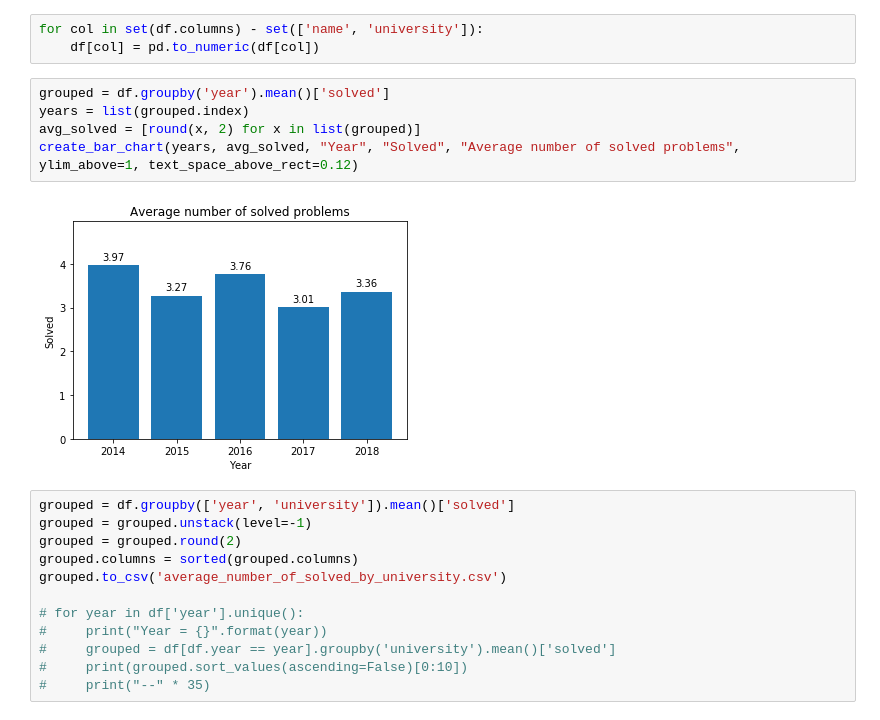
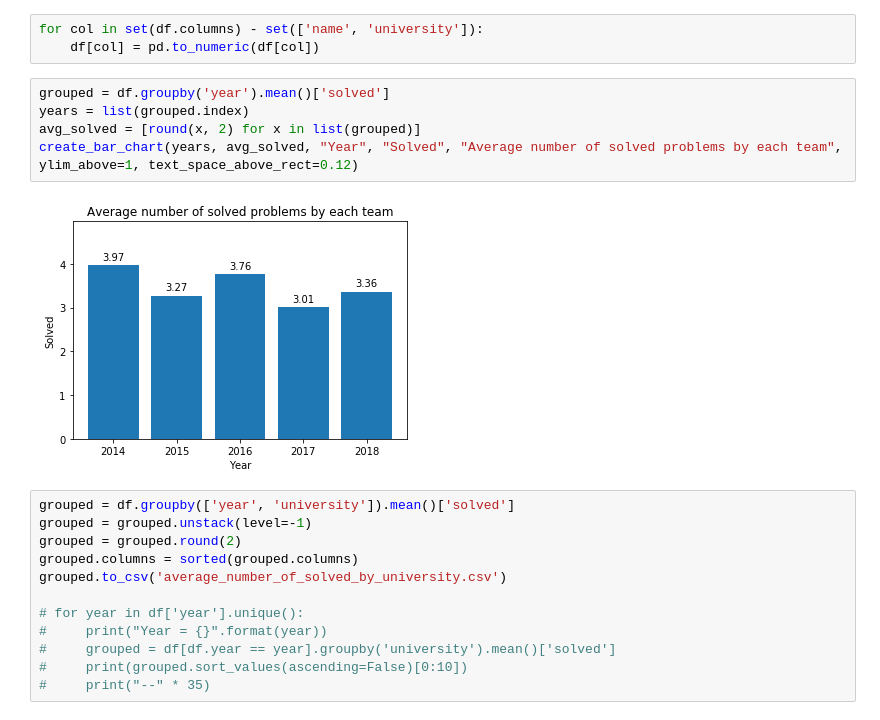
Before and after one commit to mehdikazemi8/icpc-contests, a Jupyter notebook: icpc-contests.ipynb, the cells around one changed output. Cells and saved outputs as stored; diff of their text form.

```diff
--- a/icpc-contests.ipynb
+++ b/icpc-contests.ipynb
@@ -207,10 +324,10 @@ for col in set(df.columns) - set(['name', 'university']):
 # %%
 grouped = df.groupby('year').mean()['solved']
 years = list(grouped.index)
 avg_solved = [round(x, 2) for x in list(grouped)]
-create_bar_chart(years, avg_solved, "Year", "Solved", "Average number of solved problems", ylim_above=1, text_space_above_rect=0.12)
+create_bar_chart(years, avg_solved, "Year", "Solved", "Average number of solved problems by each team", ylim_above=1, text_space_above_rect=0.12)
 # %% [output]
-[figure, old version]
+[figure, new version]
 # %%
 grouped = df.groupby(['year', 'university']).mean()['solved']
 grouped = grouped.unstack(level=-1)
```
Also changed, not shown: parts of 5 cells of this notebook, 2 other files.
